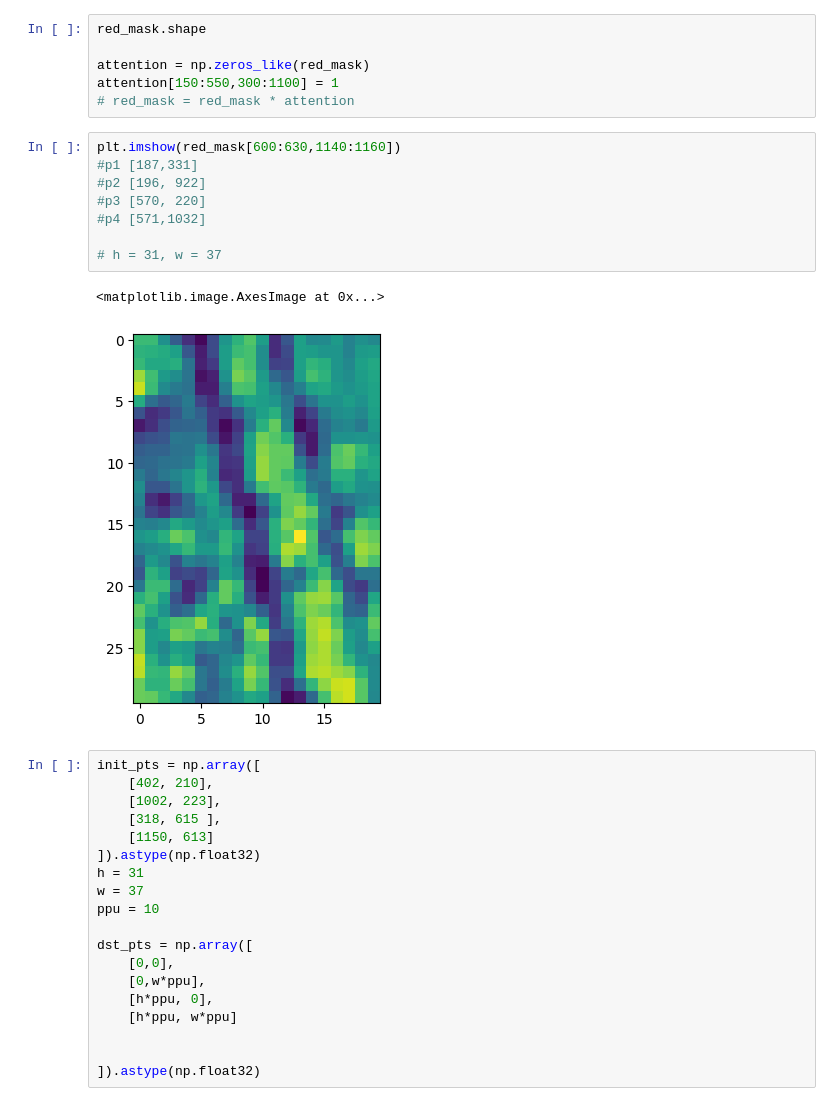
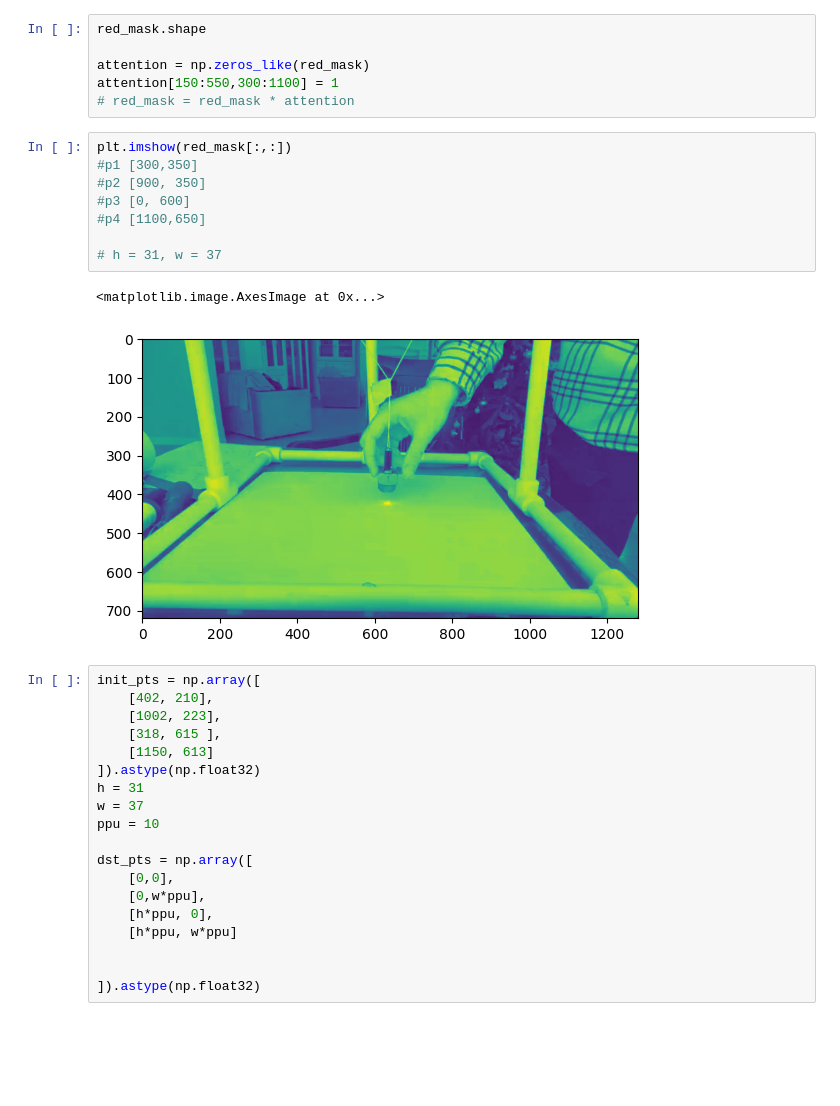
Before and after one commit to JustArtemm/Dmitry_laser, a Jupyter notebook: ws.ipynb, the cells around one changed output. Saved outputs shown, nothing was run; the diff lists cells and outputs as text; blank space fills up the shorter version.

```diff
--- a/ws.ipynb
+++ b/ws.ipynb
@@ -67,17 +66,17 @@ red_mask.shape
 attention = np.zeros_like(red_mask)
 attention[150:550,300:1100] = 1
 # red_mask = red_mask * attention
-# %%
-plt.imshow(red_mask[600:630,1140:1160])
-#p1 [187,331]
-#p2 [196, 922]
-#p3 [570, 220]
-#p4 [571,1032]
-
-# h = 31, w = 37
-# %% [output]
-<matplotlib.image.AxesImage at 0x...>
-[figure, removed]
+# %%
+plt.imshow(red_mask[:,:])
+#p1 [300,350]
+#p2 [900, 350]
+#p3 [0, 600]
+#p4 [1100,650]
+
+# h = 31, w = 37
+# %% [output]
+<matplotlib.image.AxesImage at 0x...>
+[figure, added]
 # %%
 init_pts = np.array([
     [402, 210],
```
Also changed, not shown: parts of 7 cells of this notebook, 1 other file.
